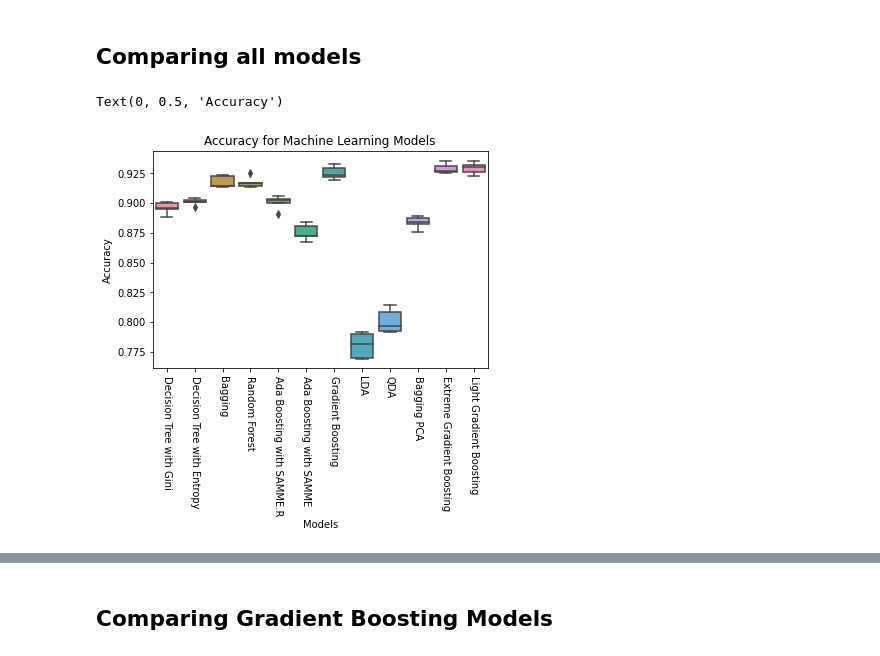
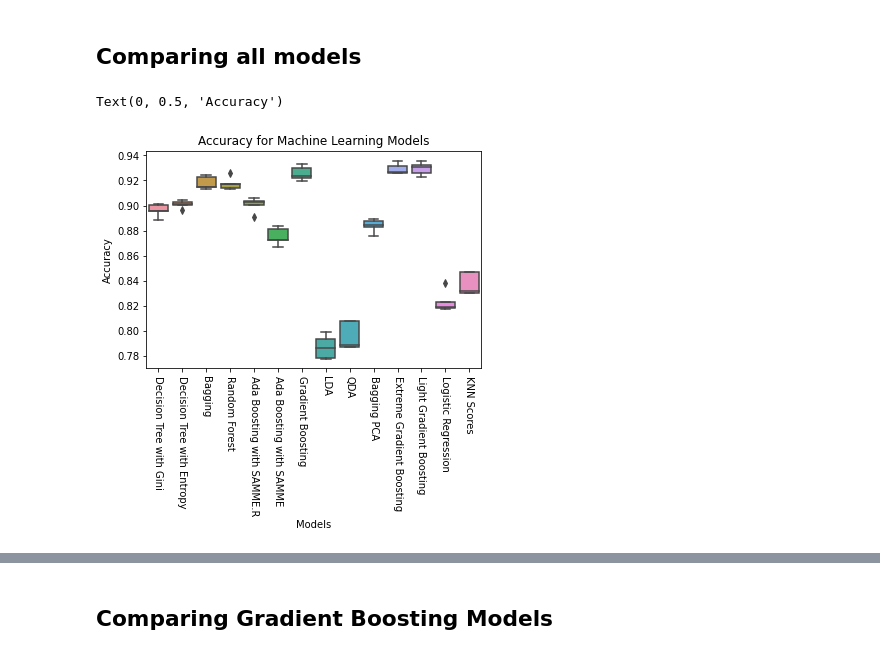
Before and after one commit to michael-suggs/earth-science-svsm, a Jupyter notebook: Classification Models/Model Comparisons.ipynb, the cells around one changed output, grey strips where cells are left out. Saved outputs shown, nothing was run; the diff lists cells and outputs as text; code cells hidden in the pictures.

```diff
--- a/Classification Models/Model Comparisons.ipynb
+++ b/Classification Models/Model Comparisons.ipynb
@@ -13,22 +13,24 @@ random_forest_scores = [0.92571097, 0.91695703, 0.91405343, 0.91695703, 0.913472
 ada_boost_sammer_scores = [0.90597795, 0.90243902, 0.90011614, 0.90360046, 0.89082462]
 ada_boost_samme_scores = [0.8810214741729542, 0.872822299651568, 0.8722415795586528, 0.883855981416957, 0.8670150987224158]
 gradient_boosting_scores = [0.92977365, 0.93321719, 0.91986063, 0.92392567, 0.92218351]
-lda_scores = [0.79048172, 0.77003484, 0.76945412, 0.79210221, 0.78164925]
-qda_scores = [0.81427742, 0.79268293, 0.79210221, 0.80836237, 0.79674797]
+lda_scores = [0.7933836331979106, 0.778164924506388, 0.7787456445993032, 0.7990708478513356, 0.7868757259001161]
+qda_scores = [0.807893209518282, 0.7874564459930313, 0.7874564459930313, 0.8077816492450639, 0.789198606271777]
 bagging_pca = [0.8874056877539176, 0.8844367015098722, 0.875725900116144, 0.8826945412311266, 0.8896631823461092]
 xgboost_scores = [0.9355774811375508, 0.9314750290360047, 0.926829268292683, 0.9262485481997678, 0.9256678281068524]
 lgboost_scores = [0.9355774811375508, 0.9320557491289199, 0.9262485481997678, 0.9303135888501742, 0.9227642276422764]
+logreg_scores = [0.8177597214161346, 0.8182346109175378, 0.818815331010453, 0.837979094076655, 0.8234610917537747]
+knn_scores = [0.8467788740568776, 0.832171893147503, 0.8304297328687572, 0.8466898954703833, 0.8304297328687572]
 # %%
-scores = [gini_scores, entropy_scores, bagging_scores, random_forest_scores, ada_boost_sammer_scores, ada_boost_samme_scores, gradient_boosting_scores, lda_scores, qda_scores, bagging_pca, xgboost_scores, lgboost_scores]
-col = ["Decision Tree with Gini", "Decision Tree with Entropy", "Bagging", "Random Forest", "Ada Boosting with SAMME.R","Ada Boosting with SAMME" , "Gradient Boosting", "LDA", "QDA", "Bagging PCA", "Extreme Gradient Boosting", "Light Gradient Boosting"]
+scores = [gini_scores, entropy_scores, bagging_scores, random_forest_scores, ada_boost_sammer_scores, ada_boost_samme_scores, gradient_boosting_scores, lda_scores, qda_scores, bagging_pca, xgboost_scores, lgboost_scores, logreg_scores, knn_scores]
+col = ["Decision Tree with Gini", "Decision Tree with Entropy", "Bagging", "Random Forest", "Ada Boosting with SAMME.R","Ada Boosting with SAMME" , "Gradient Boosting", "LDA", "QDA", "Bagging PCA", "Extreme Gradient Boosting", "Light Gradient Boosting", "Logistic Regression", "KNN Scores"]
 df = pd.DataFrame(list(zip(gini_scores, entropy_scores, bagging_scores,
-                           random_forest_scores, ada_boost_sammer_scores, ada_boost_samme_scores, gradient_boosting_scores, lda_scores, qda_scores, bagging_pca, xgboost_scores, lgboost_scores)),columns = col)
+                           random_forest_scores, ada_boost_sammer_scores, ada_boost_samme_scores, gradient_boosting_scores, lda_scores, qda_scores, bagging_pca, xgboost_scores, lgboost_scores, logreg_scores, knn_scores)),columns = col)
 res = sns.boxplot(data=df)
 plt.title("Accuracy for Machine Learning Models")
 plt.xticks(rotation=270)
 plt.xlabel("Models")
 plt.ylabel("Accuracy")
 # %% [output]
 Text(0, 0.5, 'Accuracy')
-[figure, old version]
+[figure, new version]
 # %%
```
Also changed, not shown: parts of 3 cells of this notebook, 6 other files.
